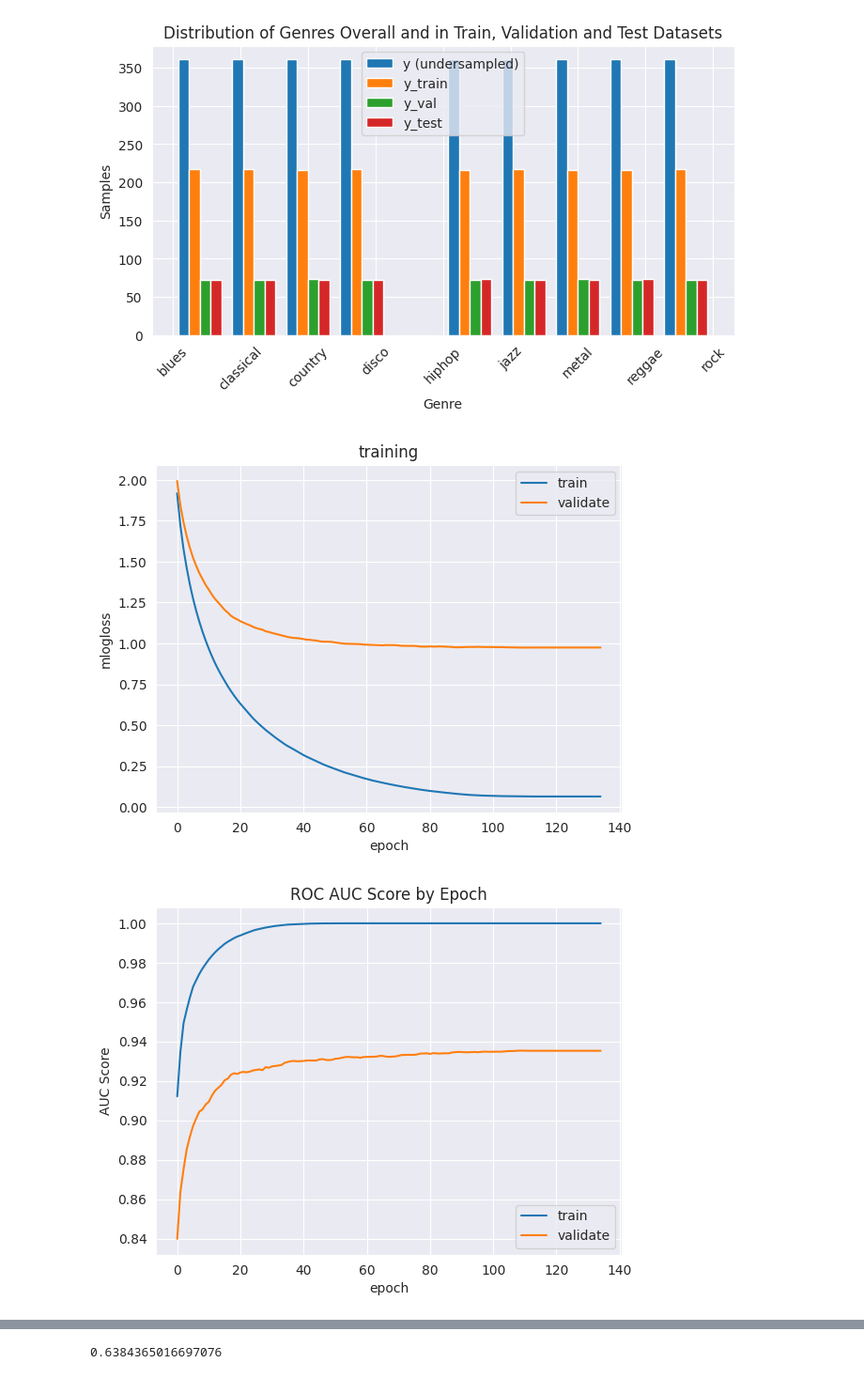
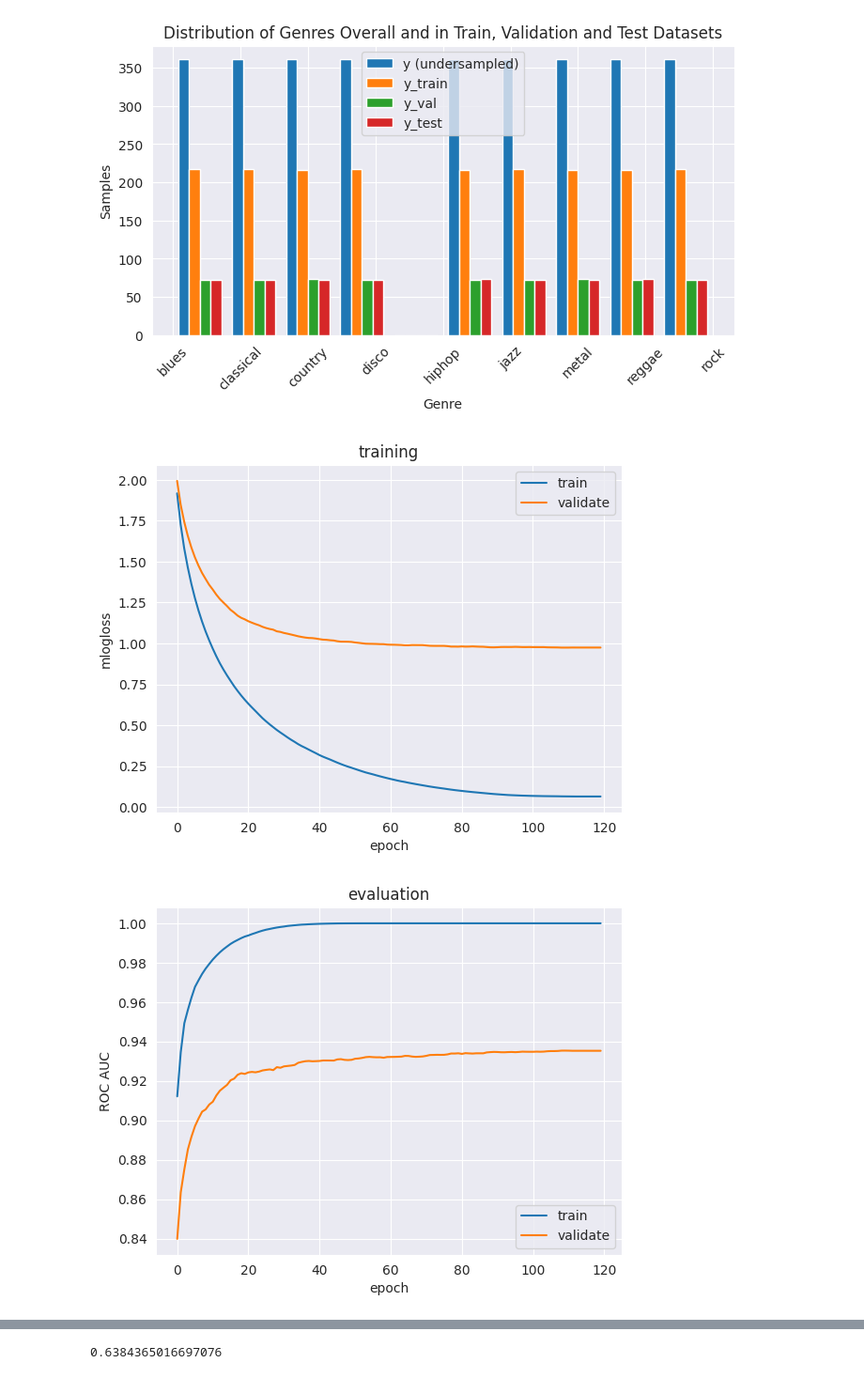
Before and after one commit to RERobbins/mids_w207_music_genre, a Jupyter notebook: member_workspaces/rich/xgboost_no_pop.ipynb, the cells around one changed output, grey strips where cells are left out. Shown at 94% size. Drawn from its saved outputs; the diff is of its cells as text; code cells hidden in the pictures.

```diff
--- a/member_workspaces/rich/xgboost_no_pop.ipynb
+++ b/member_workspaces/rich/xgboost_no_pop.ipynb
@@ -67,7 +67,7 @@ classifier = XGBClassifier(
     sampling_method="gradient_based",
     objective="multi:softprob",
     eval_metric=["mlogloss", "auc"],
-    early_stopping_rounds=25,
+    early_stopping_rounds=10,
     seed=1962,
 )
 
@@ -113,14 +113,14 @@ plt.ylabel('mlogloss')
 plt.legend()
 plt.show()
 # %% [output]
-[figure, old version]
+[figure, new version]
 # %%
 plt.plot(train_results['auc'], label='train')
 plt.plot(validation_results['auc'], label='validate')
-plt.title('ROC AUC Score by Epoch')
+plt.title('evaluation')
 plt.xlabel('epoch')
-plt.ylabel('AUC Score')
+plt.ylabel('ROC AUC')
 plt.legend()
 plt.show()
 # %% [output]
-[figure, old version]
+[figure, new version]
```
Also changed, not shown: parts of 5 cells of this notebook.
